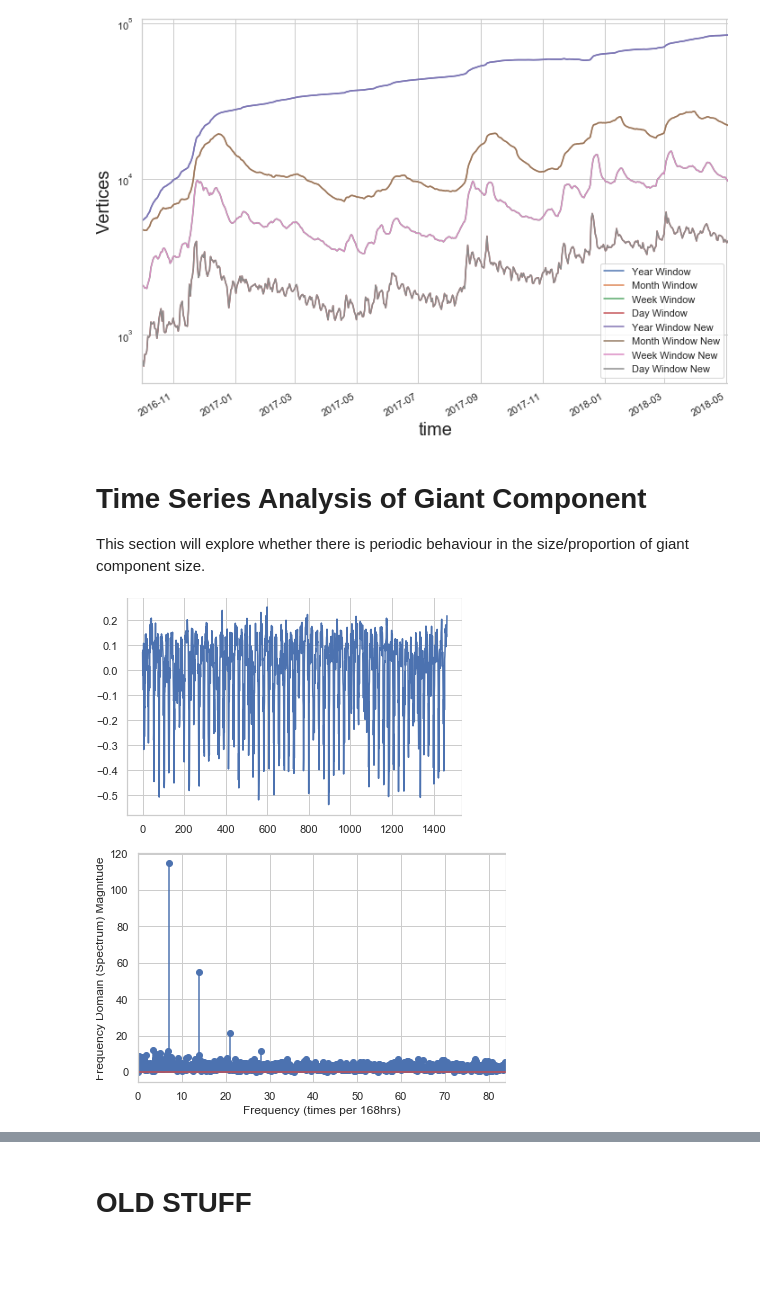
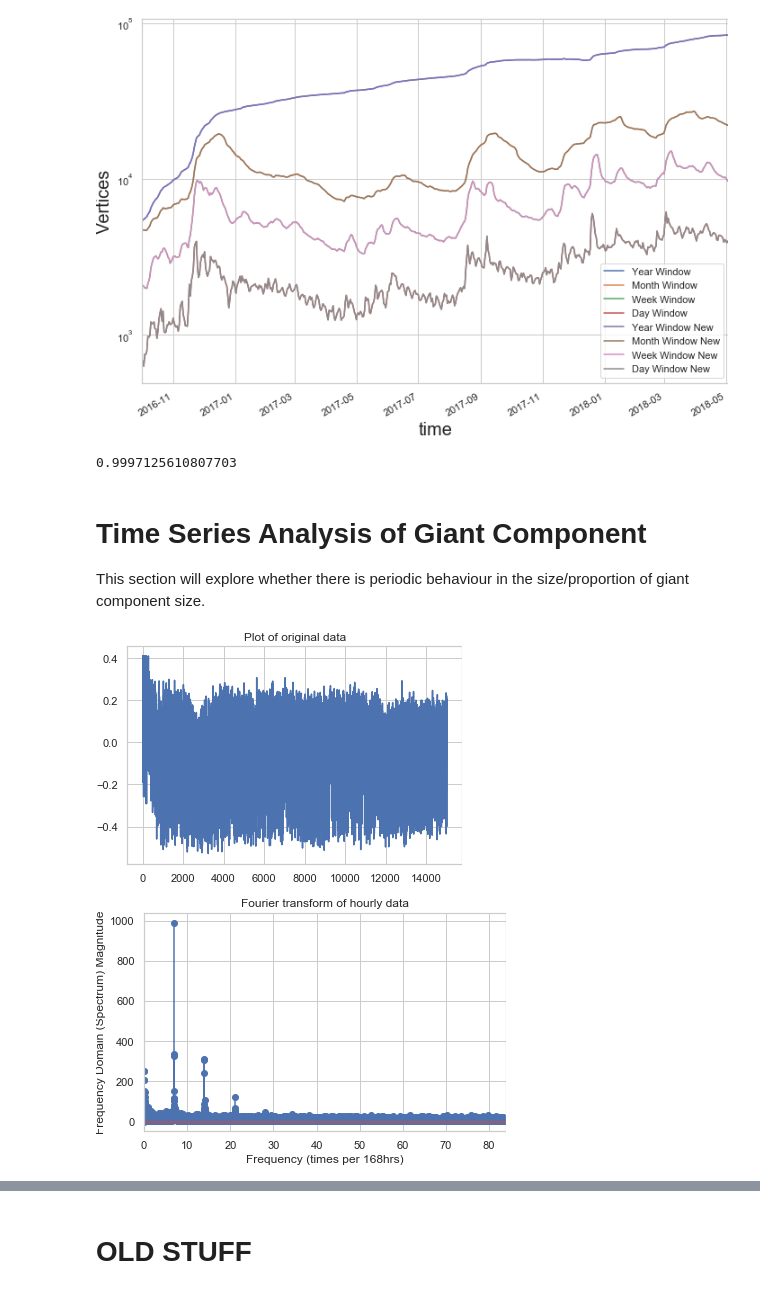
Before and after one commit to miratepuffin/Raphtory-Plots, a Jupyter notebook: Gab Plots.ipynb, the cells around one changed output, grey strips where cells are left out. Drawn from its saved outputs; the diff is of its cells as text; code cells hidden in the pictures; blank space fills up the shorter version.

Commit message:
time series analysis stuff

```diff
--- a/Gab Plots.ipynb
+++ b/Gab Plots.ipynb
@@ -675,48 +675,56 @@ Empty DataFrame
 Columns: [time, windowsize, vertices, edges, degree, bestusers, viewTime, concatTime]
 Index: []
 [figure]
+# %%
+# Size of largest connected component compared to expected in ER graph
+
+def giant_comp_expected(no_nodes, no_edges):
+    return 2.0*no_edges/no_nodes > 1
+
+with open('degree/degreehours.json') as json_file:
+    x = json.load(json_file)
+    x= pd.DataFrame(x['views'])
+    x['index'] = pd.to_datetime(x['time'],unit='ms')
+    x['time'] = pd.to_datetime(x['time'],unit='ms')
+    x.set_index('index', inplace=True)
+    x =x[start:end]
+    x['avgdeg']= np.where(x['vertices']<1, x['vertices'], 2*x['edges']/x['vertices'])
+    #x['hour'] = x.apply(lambda row: int(row['time'].hour),axis=1)
+    x['gc']= x['avgdeg']>1
+# %% [output]
+0.9997125610807703
 # %% [markdown]
 # Time Series Analysis of Giant Component
 
 This section will explore whether there is periodic behaviour in the size/proportion of giant component size.
-# %%
-#load in the data
-
-start = "2017-09-30 23:00:00"
-end = "2017-11-30 23:00:00"
-
-with open('CC/cc1hour.json') as json_file:
-    x = json.load(json_file)
-    x= pd.DataFrame(x['views'])
-    x['index'] = pd.to_datetime(x['time'],unit='ms')
-    x['time'] = pd.to_datetime(x['time'],unit='ms')
-    x.set_index('index', inplace=True)
-    data=x[start:end]['proportion']
 # %%
 # Look at power spectrum of proportion data
 from scipy import fftpack, signal
 
 proportions_as_vector = np.array(data)
-new_proportions = signal.detrend(proportions_as_vector)
+new_proportions = signal.detrend(proportions_as_vector,)
 
 # plot original data (shifted by mean)
 
 plt.plot(range(len(new_proportions)),new_proportions)
+plt.title('Plot of original data')
 plt.show()
 
 # get fourier series
 fs = 168
 x = fftpack.fft(new_proportions)
+# x is a vector of complex number eigenvalues
 freqs = fftpack.fftfreq(len(new_proportions))*fs
 
 fig, ax = plt.subplots()
 
 ax.stem(freqs, np.abs(x))
 ax.set_xlabel('Frequency (times per '+str(fs)+'hrs)')
 ax.set_xlim(0,0.5*fs)
 ax.set_ylabel('Frequency Domain (Spectrum) Magnitude')
+plt.title('Fourier transform of hourly data')
 plt.tight_layout()
 plt.show()
 # %% [output]
-[figure, old version]
+[figure, new version]
-[figure, old version]
+[figure, new version]
```
Also changed, not shown: parts of 6 cells of this notebook.
